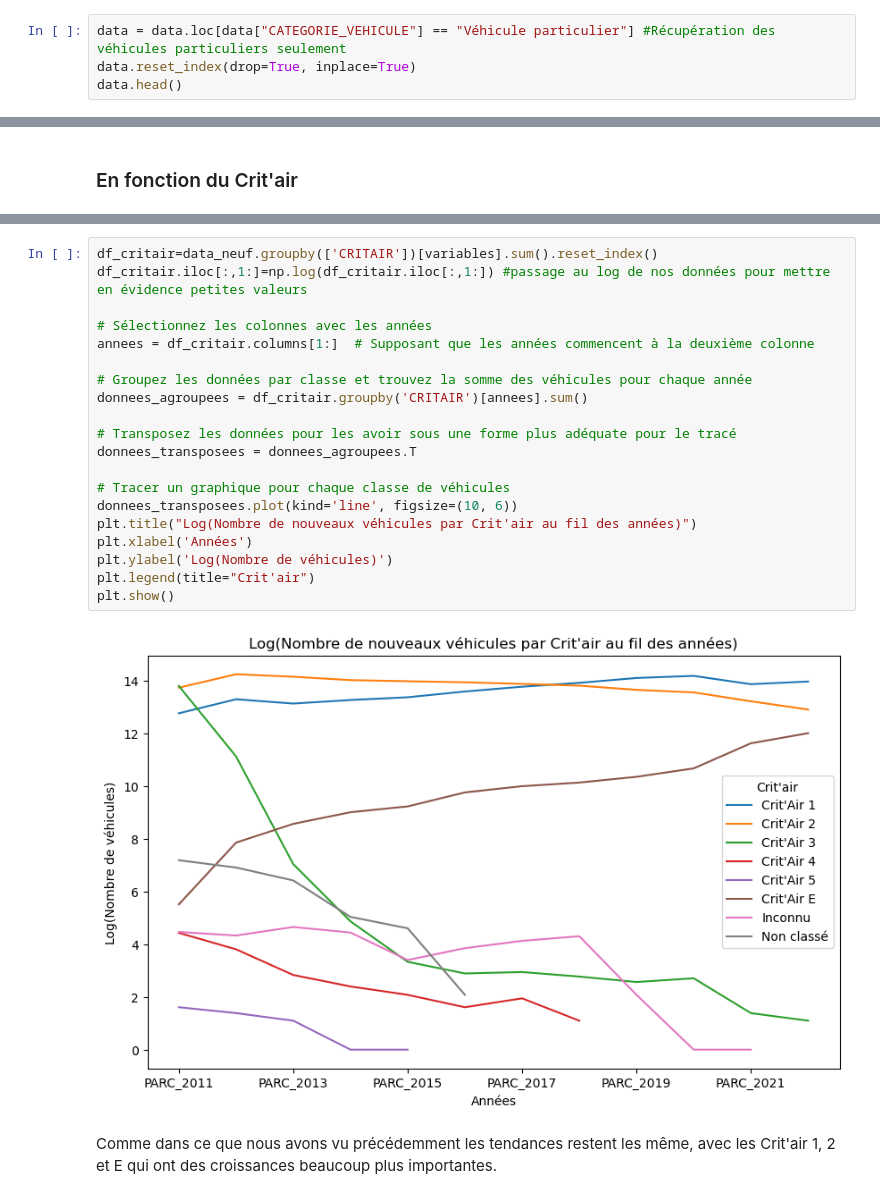
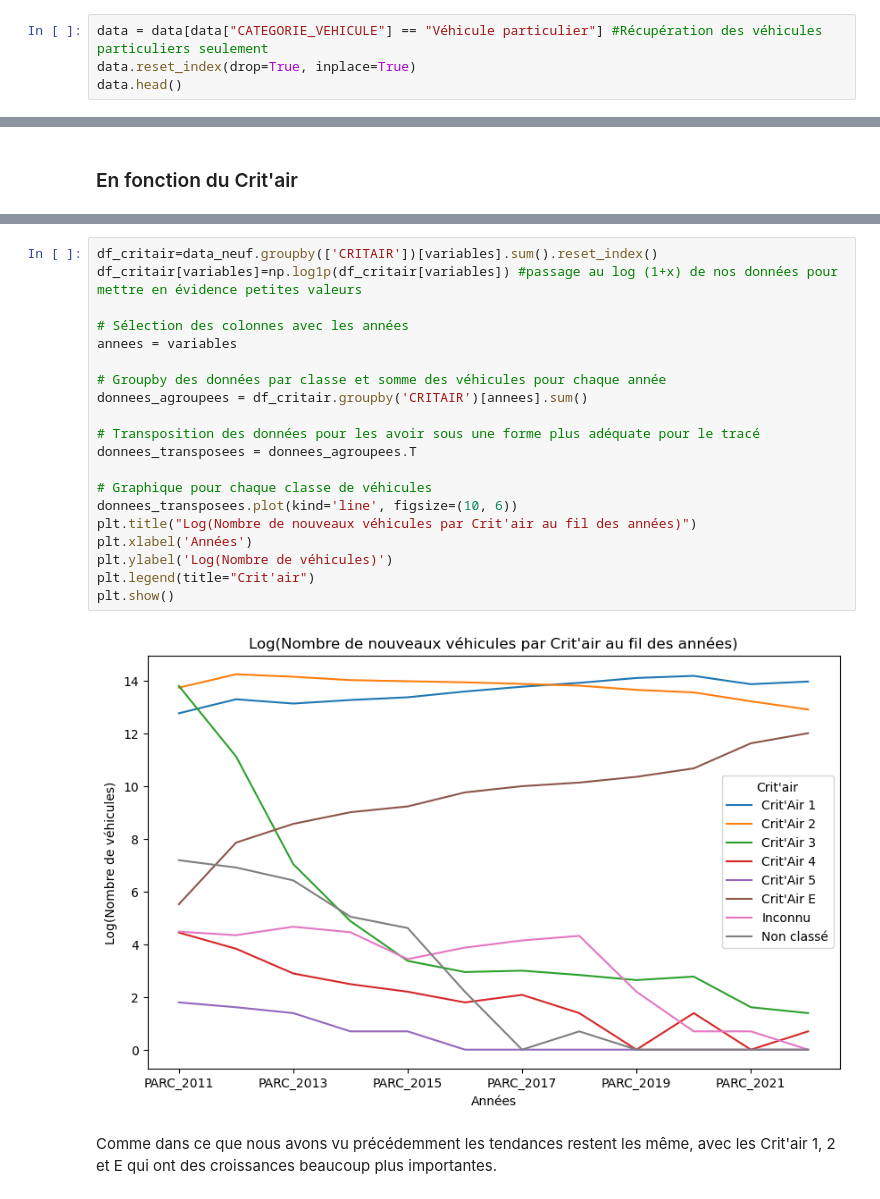
Before and after one commit to TheoLBTN/Projet-Python, a Jupyter notebook: Stat_descriptivesV2.ipynb, the cells around one changed output, grey strips where cells are left out. Saved outputs shown, nothing was run; the diff lists cells and outputs as text.

```diff
--- a/Stat_descriptivesV2.ipynb
+++ b/Stat_descriptivesV2.ipynb
@@ -74,7 +77,7 @@ Comme nous pouvons le voir, nous avons 10 catégories de véhicules différentes
 surreprésentés puisque plus de 84% des véhicules sont des véhicules particuliers.
 Dans cet étude nous ne nous interresseront donc seulement aux véhicules particuliers.
 # %%
-data = data.loc[data["CATEGORIE_VEHICULE"] == "Véhicule particulier"] #Récupération des véhicules particuliers seulement
+data = data[data["CATEGORIE_VEHICULE"] == "Véhicule particulier"] #Récupération des véhicules particuliers seulement
 data.reset_index(drop=True, inplace=True)
 data.head()
 # %% [output]
@@ -259,26 +260,26 @@ data_neuf.groupby(['CRITAIR'])[variables].sum()
 | Non classé | 1321 | 1002 | 614 | 154 | 100 | 8 | 0 | 1 | 0 | ... |
 # %%
 df_critair=data_neuf.groupby(['CRITAIR'])[variables].sum().reset_index()
-df_critair.iloc[:,1:]=np.log(df_critair.iloc[:,1:]) #passage au log de nos données pour mettre en évidence petites valeurs
+df_critair[variables]=np.log1p(df_critair[variables]) #passage au log (1+x) de nos données pour mettre en évidence petites valeurs
 
-# Sélectionnez les colonnes avec les années
-annees = df_critair.columns[1:]  # Supposant que les années commencent à la deuxième colonne
+# Sélection des colonnes avec les années
+annees = variables
 
-# Groupez les données par classe et trouvez la somme des véhicules pour chaque année
+# Groupby des données par classe et somme des véhicules pour chaque année
 donnees_agroupees = df_critair.groupby('CRITAIR')[annees].sum()
 
-# Transposez les données pour les avoir sous une forme plus adéquate pour le tracé
+# Transposition des données pour les avoir sous une forme plus adéquate pour le tracé
 donnees_transposees = donnees_agroupees.T
 
-# Tracer un graphique pour chaque classe de véhicules
+# Graphique pour chaque classe de véhicules
 donnees_transposees.plot(kind='line', figsize=(10, 6))
 plt.title("Log(Nombre de nouveaux véhicules par Crit'air au fil des années)")
 plt.xlabel('Années')
 plt.ylabel('Log(Nombre de véhicules)')
 plt.legend(title="Crit'air")
 plt.show()
 # %% [output]
-[figure, old version]
+[figure, new version]
 # %% [markdown]
 Comme dans ce que nous avons vu précédemment les tendances restent les même, avec les Crit'air 1, 2 et E qui ont des croissances beaucoup plus importantes.
 # %% [markdown]
```
Also changed, not shown: parts of 6 cells of this notebook, 1 other file.
